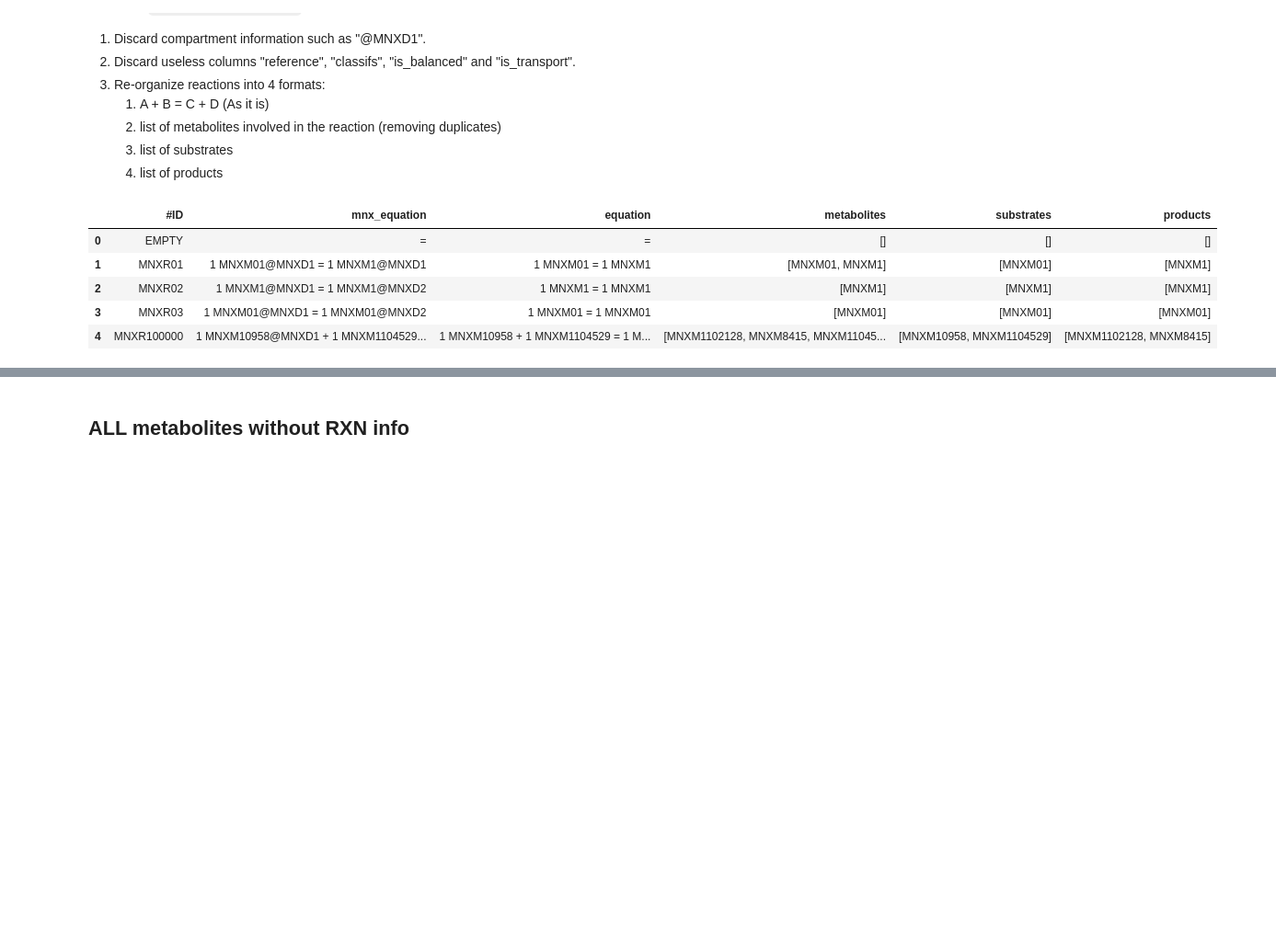
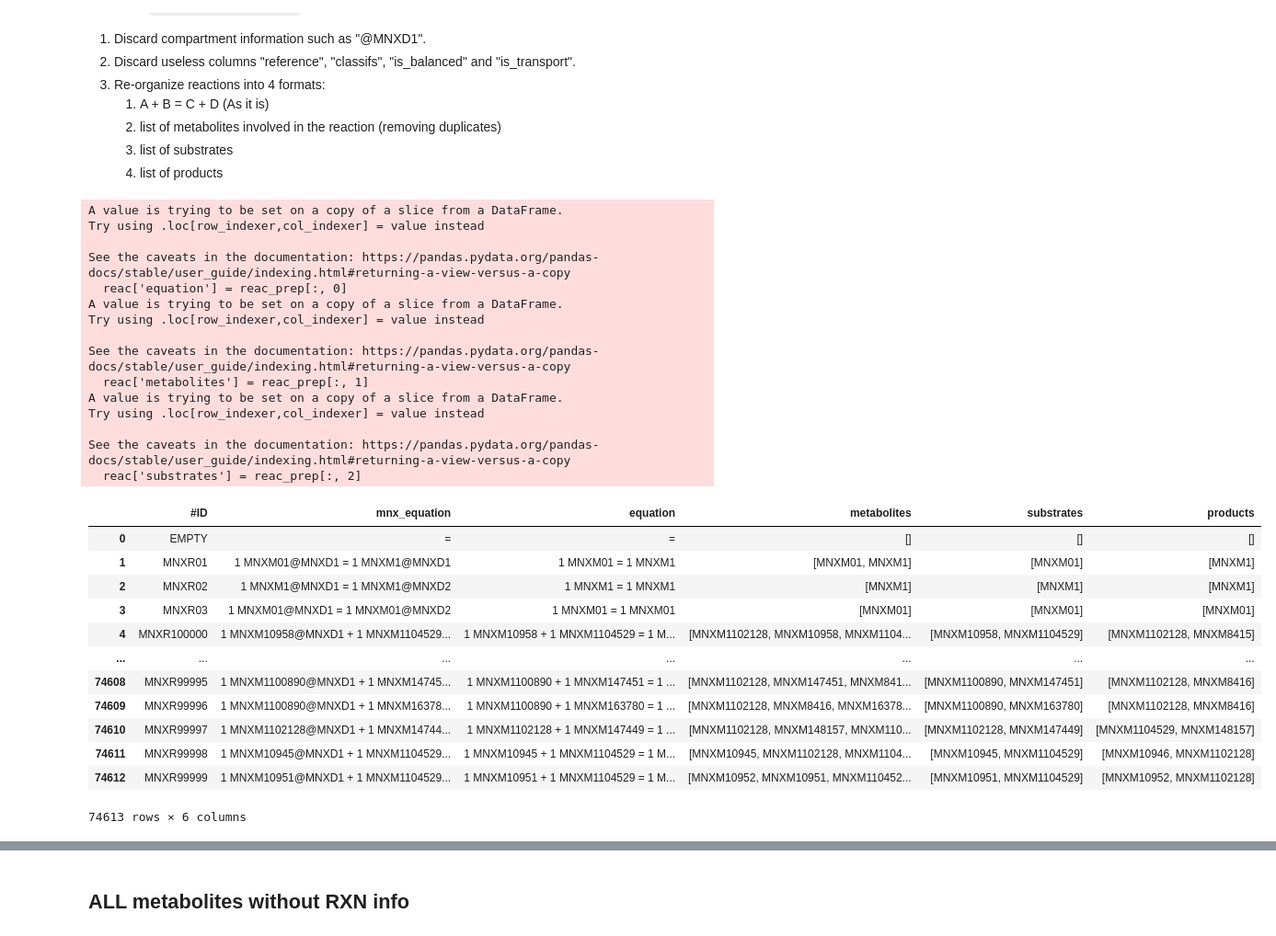
Before and after one commit to oytang/ai4science-synth-bio, a Jupyter notebook: mnx_preprocessing.ipynb, the cells around one changed output, grey strips where cells are left out. Shown: that part at 92% size. Saved outputs shown, nothing was run; the diff lists cells and outputs as text; code cells hidden in the pictures; blank space fills up the shorter version.

```diff
--- a/mnx_preprocessing.ipynb
+++ b/mnx_preprocessing.ipynb
@@ -64,22 +71,44 @@ def take_MNXM(str_list):
 # %%
 reac_prep = []
 for rex in reac['mnx_equation']:
     reac_prep.append(preprocess_rex(rex))
 reac_prep = np.array(reac_prep, dtype=object)
 
 reac = reac[['#ID', 'mnx_equation']]
 reac['equation'] = reac_prep[:, 0]
 reac['metabolites'] = reac_prep[:, 1]
 reac['substrates'] = reac_prep[:, 2]
 reac['products'] = reac_prep[:, 3]
 
-reac.head()
+reac
 # %% [output]
+A value is trying to be set on a copy of a slice from a DataFrame.
+Try using .loc[row_indexer,col_indexer] = value instead
+
+See the caveats in the documentation: https://pandas.pydata.org/pandas-docs/stable/user_guide/indexing.html#returning-a-view-versus-a-copy
+  reac['equation'] = reac_prep[:, 0]
+A value is trying to be set on a copy of a slice from a DataFrame.
+Try using .loc[row_indexer,col_indexer] = value instead
+
+See the caveats in the documentation: https://pandas.pydata.org/pandas-docs/stable/user_guide/indexing.html#returning-a-view-versus-a-copy
+  reac['metabolites'] = reac_prep[:, 1]
+A value is trying to be set on a copy of a slice from a DataFrame.
+Try using .loc[row_indexer,col_indexer] = value instead
+
+See the caveats in the documentation: https://pandas.pydata.org/pandas-docs/stable/user_guide/indexing.html#returning-a-view-versus-a-copy
+  reac['substrates'] = reac_prep[:, 2]
 |  | #ID | mnx_equation | equation | metabolites | substrates | products |
 | 0 | EMPTY | = | = | [] | [] | [] |
 | 1 | MNXR01 | 1 MNXM01@MNXD1 = 1 MNXM1@MNXD1 | 1 MNXM01 = 1 MNXM1 | [MNXM01, MNXM1] | [MNXM01] | [MNXM1] |
 | 2 | MNXR02 | 1 MNXM1@MNXD1 = 1 MNXM1@MNXD2 | 1 MNXM1 = 1 MNXM1 | [MNXM1] | [MNXM1] | [MNXM1] |
 | 3 | MNXR03 | 1 MNXM01@MNXD1 = 1 MNXM01@MNXD2 | 1 MNXM01 = 1 MNXM01 | [MNXM01] | [MNXM01] | [MNXM01] |
-| 4 | MNXR100000 | 1 MNXM10958@MNXD1 + 1 MNXM1104529... | 1 MNXM10958 + 1 MNXM1104529 = 1 M... | [MNXM1102128, MNXM8415, MNXM11045... | [MNXM10958, MNXM1104529] | [MNXM1102128, MNXM8415] |
+| 4 | MNXR100000 | 1 MNXM10958@MNXD1 + 1 MNXM1104529... | 1 MNXM10958 + 1 MNXM1104529 = 1 M... | [MNXM1102128, MNXM10958, MNXM1104... | [MNXM10958, MNXM1104529] | [MNXM1102128, MNXM8415] |
+| ... | ... | ... | ... | ... | ... | ... |
+| 74608 | MNXR99995 | 1 MNXM1100890@MNXD1 + 1 MNXM14745... | 1 MNXM1100890 + 1 MNXM147451 = 1 ... | [MNXM1102128, MNXM147451, MNXM841... | [MNXM1100890, MNXM147451] | [MNXM1102128, MNXM8416] |
+| 74609 | MNXR99996 | 1 MNXM1100890@MNXD1 + 1 MNXM16378... | 1 MNXM1100890 + 1 MNXM163780 = 1 ... | [MNXM1102128, MNXM8416, MNXM16378... | [MNXM1100890, MNXM163780] | [MNXM1102128, MNXM8416] |
+| 74610 | MNXR99997 | 1 MNXM1102128@MNXD1 + 1 MNXM14744... | 1 MNXM1102128 + 1 MNXM147449 = 1 ... | [MNXM1102128, MNXM148157, MNXM110... | [MNXM1102128, MNXM147449] | [MNXM1104529, MNXM148157] |
+| 74611 | MNXR99998 | 1 MNXM10945@MNXD1 + 1 MNXM1104529... | 1 MNXM10945 + 1 MNXM1104529 = 1 M... | [MNXM10945, MNXM1102128, MNXM1104... | [MNXM10945, MNXM1104529] | [MNXM10946, MNXM1102128] |
+| 74612 | MNXR99999 | 1 MNXM10951@MNXD1 + 1 MNXM1104529... | 1 MNXM10951 + 1 MNXM1104529 = 1 M... | [MNXM10952, MNXM10951, MNXM110452... | [MNXM10951, MNXM1104529] | [MNXM10952, MNXM1102128] |
+74613 rows × 6 columns
 # %%
 chem = pd.read_csv('chem_prop.tsv', sep='\t', header=351) # skip 351 lines of documentation
```
Also changed, not shown: parts of 14 cells of this notebook, 1 other file.
